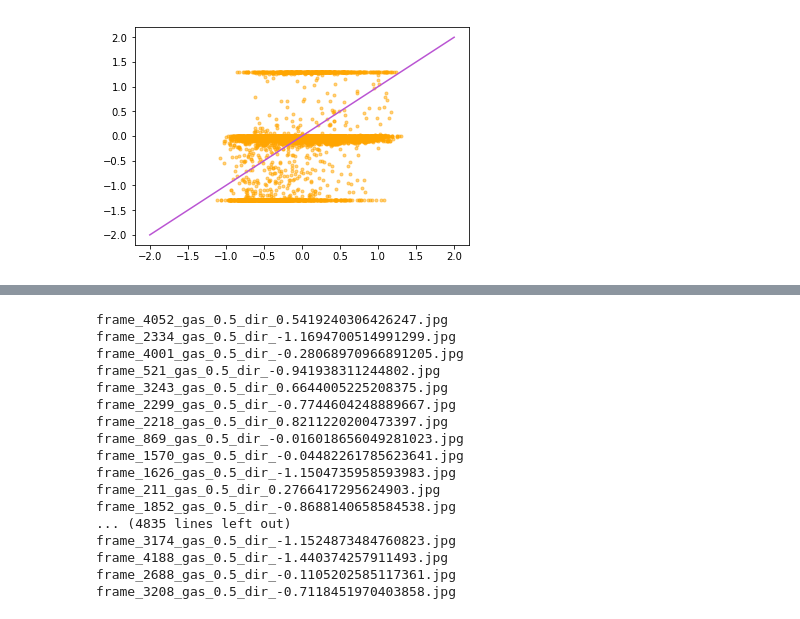
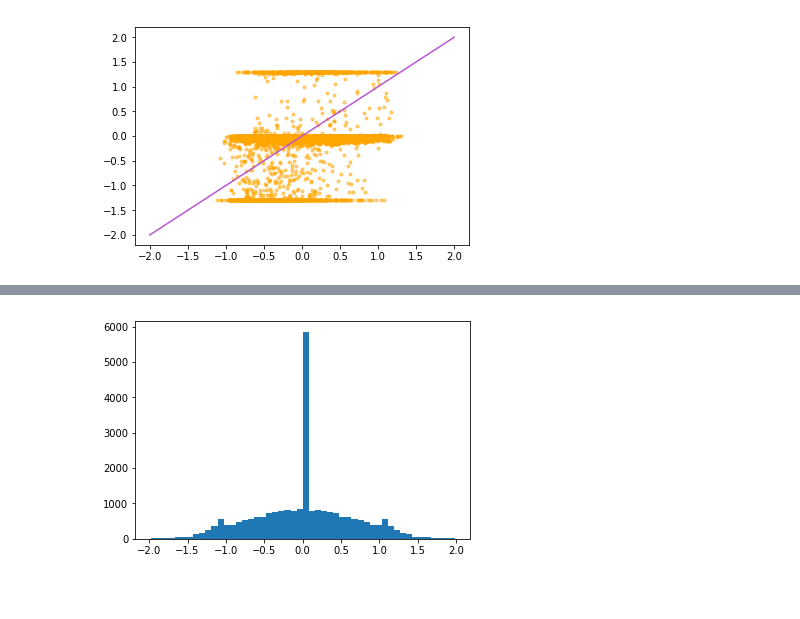
Before and after one commit to Max0u/RobotCar-SCIA, a Jupyter notebook: test_datasets.ipynb, the cells around one changed output, grey strips where cells are left out. Cells and saved outputs as stored; diff of their text form; code cells hidden in the pictures; blank space fills up the shorter version.

```diff
--- a/test_datasets.ipynb
+++ b/test_datasets.ipynb
@@ -132,24 +129,10 @@ plt.show()
-# %%
-max_dist = 0
-index = 0
-for i in range(len(difference)):
-    if np.abs(preds[i] < 0.001):
-        print(X[i])
-# %% [output]
-frame_4052_gas_0.5_dir_0.5419240306426247.jpg
-frame_2334_gas_0.5_dir_-1.1694700514991299.jpg
-frame_4001_gas_0.5_dir_-0.28068970966891205.jpg
-frame_521_gas_0.5_dir_-0.941938311244802.jpg
-frame_3243_gas_0.5_dir_0.6644005225208375.jpg
-frame_2299_gas_0.5_dir_-0.7744604248889667.jpg
-frame_2218_gas_0.5_dir_0.8211220200473397.jpg
-frame_869_gas_0.5_dir_-0.016018656049281023.jpg
-frame_1570_gas_0.5_dir_-0.04482261785623641.jpg
-frame_1626_gas_0.5_dir_-1.1504735958593983.jpg
-frame_211_gas_0.5_dir_0.2766417295624903.jpg
-frame_1852_gas_0.5_dir_-0.8688140658584538.jpg
-... (4835 lines left out)
-frame_3174_gas_0.5_dir_-1.1524873484760823.jpg
-frame_4188_gas_0.5_dir_-1.440374257911493.jpg
-frame_2688_gas_0.5_dir_-0.1105202585117361.jpg
-frame_3208_gas_0.5_dir_-0.7118451970403858.jpg
+# %%
+data_dir = "road_simulator/src/balance_straight/"
+X = [f for f in os.listdir(data_dir) if os.path.isfile(os.path.join(data_dir, f))]
+imgs = [cv2.imread(os.path.join(data_dir, x)) for x in X]
+angle = [float(f.split("_")[5].split(".j")[0]) for f in X]
+speed = [float(f.split("_")[3]) for f in X]
+plt.hist(angle, bins=50)
+plt.show()
+# %% [output]
+[figure, added]
```
Also changed, not shown: parts of 4 cells of this notebook.
